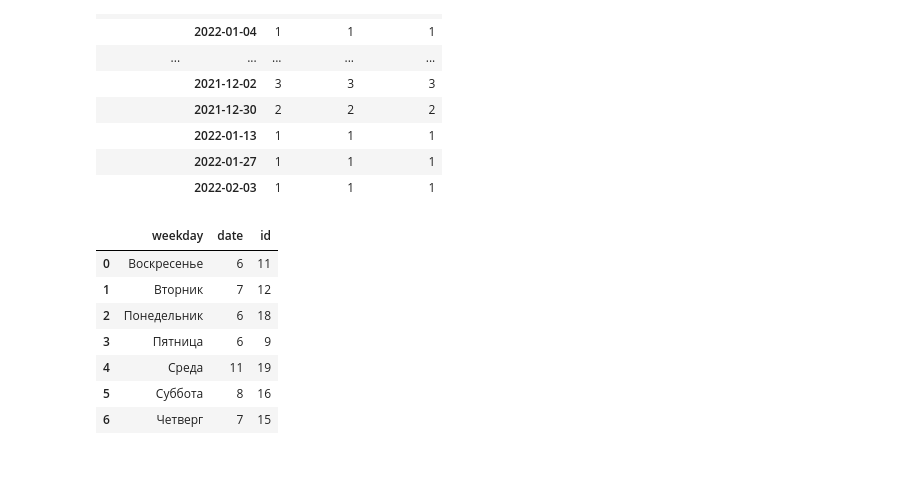
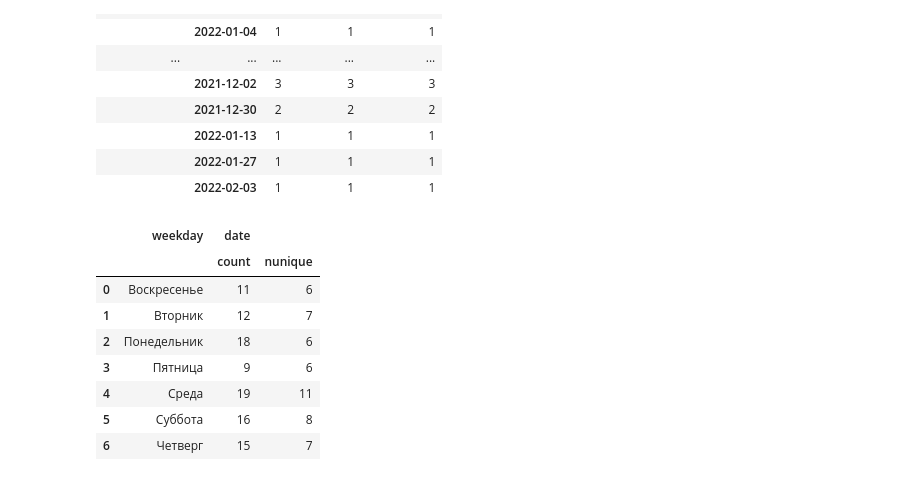
Before and after one commit to alexanderniki/alx-study, a Jupyter notebook: Analytics/Pandas Basics/homework-2.ipynb, the cells around one changed output. Saved outputs shown, nothing was run; the diff lists cells and outputs as text; code cells hidden in the pictures.

```diff
--- a/Analytics/Pandas Basics/homework-2.ipynb
+++ b/Analytics/Pandas Basics/homework-2.ipynb
@@ -37,7 +37,7 @@ df.head()
 # %%
 # Создаем новой поле с локализованным днем недели
 
-weekday_map: Dict[str, str] = {
+weekday_map = {
     "Monday": "Понедельник",
     "Tuesday": "Вторник",
     "Wednesday": "Среда",
@@ -59,7 +59,7 @@ df.head()
 | 4 | 77 | bxakbasmo$$$ | 2021-11-09 14:31:46 | Вторник |
 # %%
 # Создаем новое поле с датой
-df["date"] = pd.to_datetime(df["date_joined"]).dt.strftime("%Y-%m-%d")
+df["date"] = pd.to_datetime(df["date_joined"]).dt.date
 
 df.head()
 # %% [output]
@@ -92,17 +92,17 @@ res_one
 |  | 2022-01-27 | 1 | 1 | 1 |
 |  | 2022-02-03 | 1 | 1 | 1 |
 # %%
-res: pd.DataFrame = df.groupby(["weekday"]).agg({
-    "date": "nunique",
-    "id": "count"
+res = df.groupby("weekday").agg({
+    "date": ["count", "nunique"]
 }).reset_index()
 res
 # %% [output]
-|  | weekday | date | id |
-| 0 | Воскресенье | 6 | 11 |
-| 1 | Вторник | 7 | 12 |
-| 2 | Понедельник | 6 | 18 |
-| 3 | Пятница | 6 | 9 |
-| 4 | Среда | 11 | 19 |
-| 5 | Суббота | 8 | 16 |
-| 6 | Четверг | 7 | 15 |
+|  | weekday | date |  |
+|  |  | count | nunique |
+| 0 | Воскресенье | 11 | 6 |
+| 1 | Вторник | 12 | 7 |
+| 2 | Понедельник | 18 | 6 |
+| 3 | Пятница | 9 | 6 |
+| 4 | Среда | 19 | 11 |
+| 5 | Суббота | 16 | 8 |
+| 6 | Четверг | 15 | 7 |
```
Also changed, not shown: parts of 2 cells of this notebook, 1 other file.
